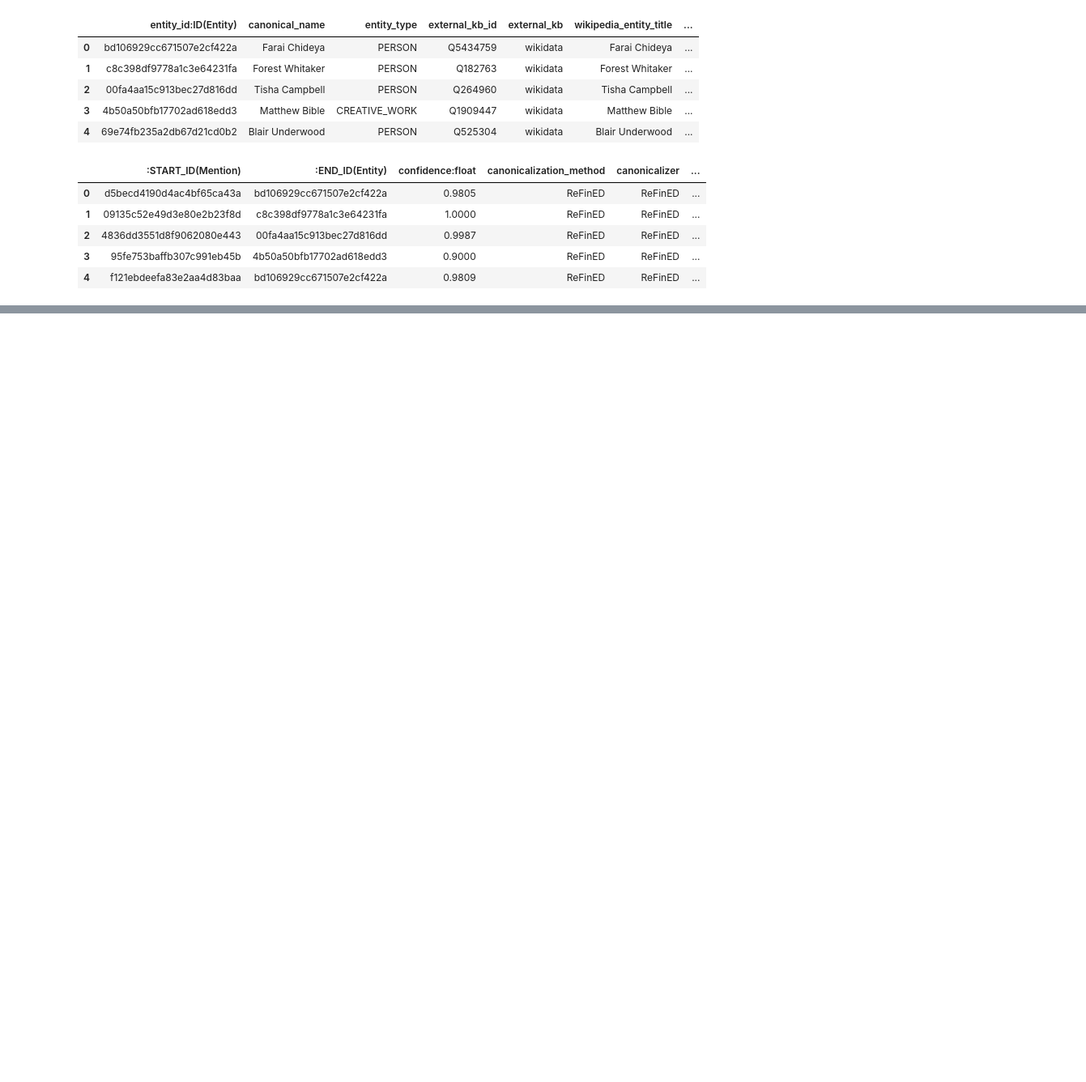
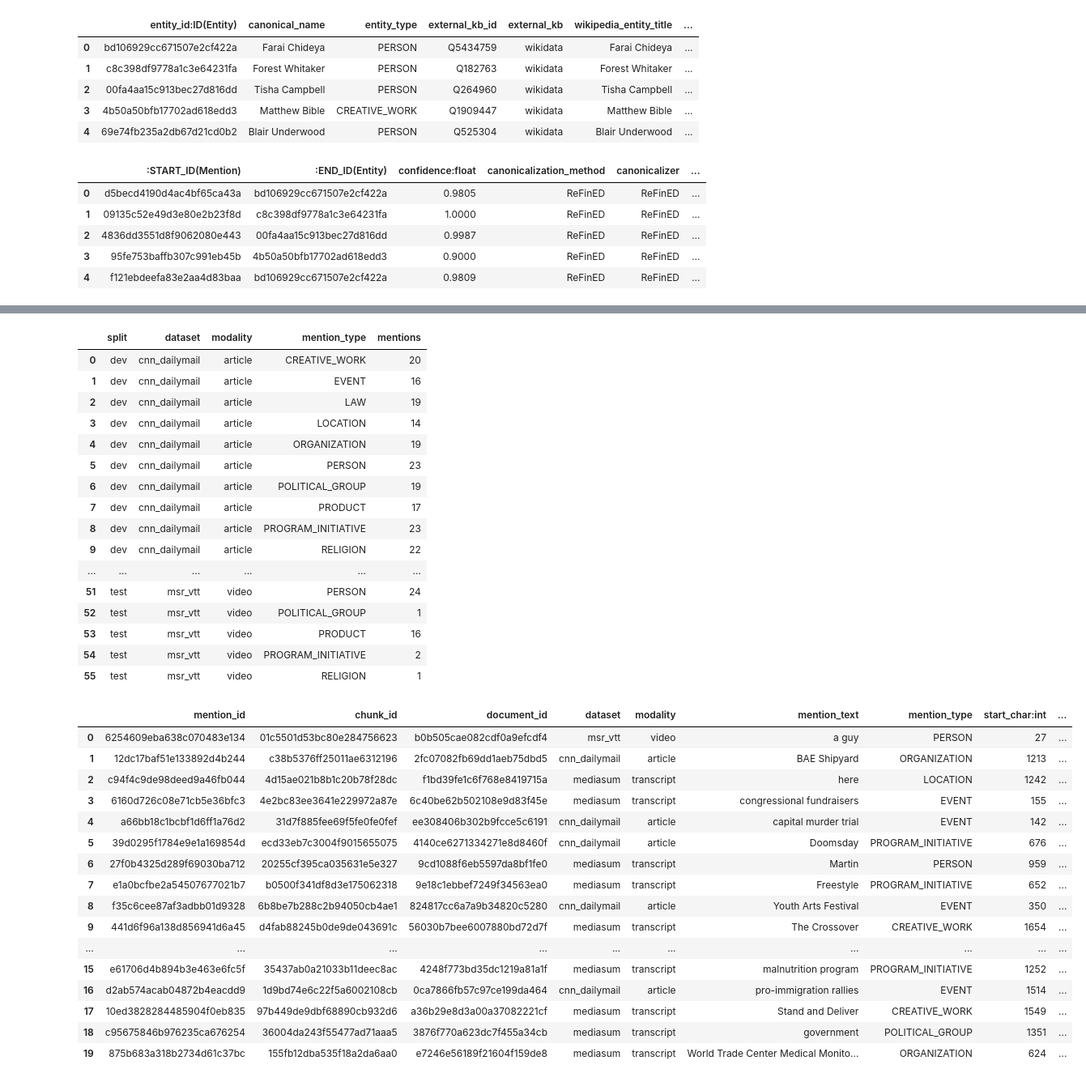
Before and after one commit to plminh-sdh/Design-and-Evaluation-of-Secure-Retrieval-Augmented-Systems-for-Large-Scale-Digital-Archives, a Jupyter notebook: Database.ipynb, the cells around one changed output, grey strips where cells are left out. Shown at 81% size. Saved outputs shown, nothing was run; the diff lists cells and outputs as text; code cells hidden in the pictures; blank space fills up the shorter version.

```diff
--- a/Database.ipynb
+++ b/Database.ipynb
@@ -2873,0 +3448,46 @@ canonicalization_tables["mention_refers_to_entity"].head()
+# %%
+# DISPOSABLE CELL: sample annotation-ready local coreference dev/test candidates.
+# Re-run only when you intentionally want to replace the gold-candidate JSONL files.
+LOCAL_COREF_SAMPLE_RANDOM_STATE = 42
+LOCAL_COREF_DEV_SAMPLE_SIZE = 8000
+LOCAL_COREF_TEST_SAMPLE_SIZE = 8000
+LOCAL_COREF_CLUSTER_RICH_FRACTION = 0.75
+LOCAL_COREF_MIN_SAMPLE_GROUP_SIZE = 2
+LOCAL_COREF_MAX_SAMPLE_GROUP_SIZE = 8
+
+if not LOCAL_COREF_NIL_MENTIONS_CSV.exists():
+    raise FileNotFoundError(
+        f"Run section 4.3.3.1 first so NIL candidates exist: {LOCAL_COREF_NIL_MENTIONS_CSV}"
+    )
+
+local_coref_gold_sampling_summary = sample_local_coreference_gold_candidates(
+    LOCAL_COREF_NIL_MENTIONS_CSV,
+    dev_output_jsonl=LOCAL_COREF_GOLD_DEV_JSONL,
+    test_output_jsonl=LOCAL_COREF_GOLD_TEST_JSONL,
+    target_dev_mentions=LOCAL_COREF_DEV_SAMPLE_SIZE,
+    target_test_mentions=LOCAL_COREF_TEST_SAMPLE_SIZE,
+    random_state=LOCAL_COREF_SAMPLE_RANDOM_STATE,
+    cluster_rich_fraction=LOCAL_COREF_CLUSTER_RICH_FRACTION,
+    min_group_size=LOCAL_COREF_MIN_SAMPLE_GROUP_SIZE,
+    max_group_size=LOCAL_COREF_MAX_SAMPLE_GROUP_SIZE,
+    eligible_types=LOCAL_COREF_ELIGIBLE_TYPES,
+    chunksize=LOCAL_COREF_CSV_CHUNKSIZE,
+)
+
+local_coref_gold_dev_preview_df = jsonl_to_dataframe(LOCAL_COREF_GOLD_DEV_JSONL)
+local_coref_gold_test_preview_df = jsonl_to_dataframe(LOCAL_COREF_GOLD_TEST_JSONL)
+
+display(pd.DataFrame([local_coref_gold_sampling_summary]))
+display(
+    pd.concat([
+        local_coref_gold_dev_preview_df.assign(split="dev"),
+        local_coref_gold_test_preview_df.assign(split="test"),
+    ])
+    .groupby(["split", "dataset", "modality", "mention_type"], dropna=False)
+    .size()
+    .reset_index(name="mentions")
+    .sort_values(["split", "dataset", "modality", "mention_type"])
+)
+
+local_coref_gold_dev_preview_df.head(20)
+# %% [output]
@@ -2873,0 +3496,34 @@ canonicalization_tables["mention_refers_to_entity"].head()
+|  | split | dataset | modality | mention_type | mentions |
+| 0 | dev | cnn_dailymail | article | CREATIVE_WORK | 20 |
+| 1 | dev | cnn_dailymail | article | EVENT | 16 |
+| 2 | dev | cnn_dailymail | article | LAW | 19 |
+| 3 | dev | cnn_dailymail | article | LOCATION | 14 |
+| 4 | dev | cnn_dailymail | article | ORGANIZATION | 19 |
+| 5 | dev | cnn_dailymail | article | PERSON | 23 |
+| 6 | dev | cnn_dailymail | article | POLITICAL_GROUP | 19 |
+| 7 | dev | cnn_dailymail | article | PRODUCT | 17 |
+| 8 | dev | cnn_dailymail | article | PROGRAM_INITIATIVE | 23 |
+| 9 | dev | cnn_dailymail | article | RELIGION | 22 |
+| ... | ... | ... | ... | ... | ... |
+| 51 | test | msr_vtt | video | PERSON | 24 |
+| 52 | test | msr_vtt | video | POLITICAL_GROUP | 1 |
+| 53 | test | msr_vtt | video | PRODUCT | 16 |
+| 54 | test | msr_vtt | video | PROGRAM_INITIATIVE | 2 |
+| 55 | test | msr_vtt | video | RELIGION | 1 |
+|  | mention_id | chunk_id | document_id | dataset | modality | mention_text | mention_type | start_char:int | ... |
+| 0 | 6254609eba638c070483e134 | 01c5501d53bc80e284756623 | b0b505cae082cdf0a9efcdf4 | msr_vtt | video | a guy | PERSON | 27 | ... |
+| 1 | 12dc17baf51e133892d4b244 | c38b5376ff25011ae6312196 | 2fc07082fb69dd1aeb75dbd5 | cnn_dailymail | article | BAE Shipyard | ORGANIZATION | 1213 | ... |
+| 2 | c94f4c9de98deed9a46fb044 | 4d15ae021b8b1c20b78f28dc | f1bd39fe1c6f768e8419715a | mediasum | transcript | here | LOCATION | 1242 | ... |
+| 3 | 6160d726c08e71cb5e36bfc3 | 4e2bc83ee3641e229972a87e | 6c40be62b502108e9d83f45e | mediasum | transcript | congressional fundraisers | EVENT | 155 | ... |
+| 4 | a66bb18c1bcbf1d6ff1a76d2 | 31d7f885fee69f5fe0fe0fef | ee308406b302b9fcce5c6191 | cnn_dailymail | article | capital murder trial | EVENT | 142 | ... |
+| 5 | 39d0295f1784e9e1a169854d | ecd33eb7c3004f9015655075 | 4140ce6271334271e8d8460f | cnn_dailymail | article | Doomsday | PROGRAM_INITIATIVE | 676 | ... |
+| 6 | 27f0b4325d289f69030ba712 | 20255cf395ca035631e5e327 | 9cd1088f6eb5597da8bf1fe0 | mediasum | transcript | Martin | PERSON | 959 | ... |
+| 7 | e1a0bcfbe2a54507677021b7 | b0500f341df8d3e175062318 | 9e18c1ebbef7249f34563ea0 | mediasum | transcript | Freestyle | PROGRAM_INITIATIVE | 652 | ... |
+| 8 | f35c6cee87af3adbb01d9328 | 6b8be7b288c2b94050cb4ae1 | 824817cc6a7a9b34820c5280 | cnn_dailymail | article | Youth Arts Festival | EVENT | 350 | ... |
+| 9 | 441d6f96a138d856941d6a45 | d4fab88245b0de9de043691c | 56030b7bee6007880bd72d7f | mediasum | transcript | The Crossover | CREATIVE_WORK | 1654 | ... |
+| ... | ... | ... | ... | ... | ... | ... | ... | ... | ... |
+| 15 | e61706d4b894b3e463e6fc5f | 35437ab0a21033b11deec8ac | 4248f773bd35dc1219a81a1f | mediasum | transcript | malnutrition program | PROGRAM_INITIATIVE | 1252 | ... |
+| 16 | d2ab574acab04872b4eacdd9 | 1d9bd74e6c22f5a6002108cb | 0ca7866fb57c97ce199da464 | cnn_dailymail | article | pro-immigration rallies | EVENT | 1514 | ... |
+| 17 | 10ed3828284485904f0eb835 | 97b449de9dbf68890cb932d6 | a36b29e8d3a00a37082221cf | mediasum | transcript | Stand and Deliver | CREATIVE_WORK | 1549 | ... |
+| 18 | c95675846b976235ca676254 | 36004da243f55477ad71aaa5 | 3876f770a623dc7f455a34cb | mediasum | transcript | government | POLITICAL_GROUP | 1351 | ... |
+| 19 | 875b683a318b2734d61c37bc | 155fb12dba535f18a2da6aa0 | e7246e56189f21604f159de8 | mediasum | transcript | World Trade Center Medical Monito... | ORGANIZATION | 624 | ... |
```
Also changed, not shown: parts of 18 cells of this notebook, 2 other files.
